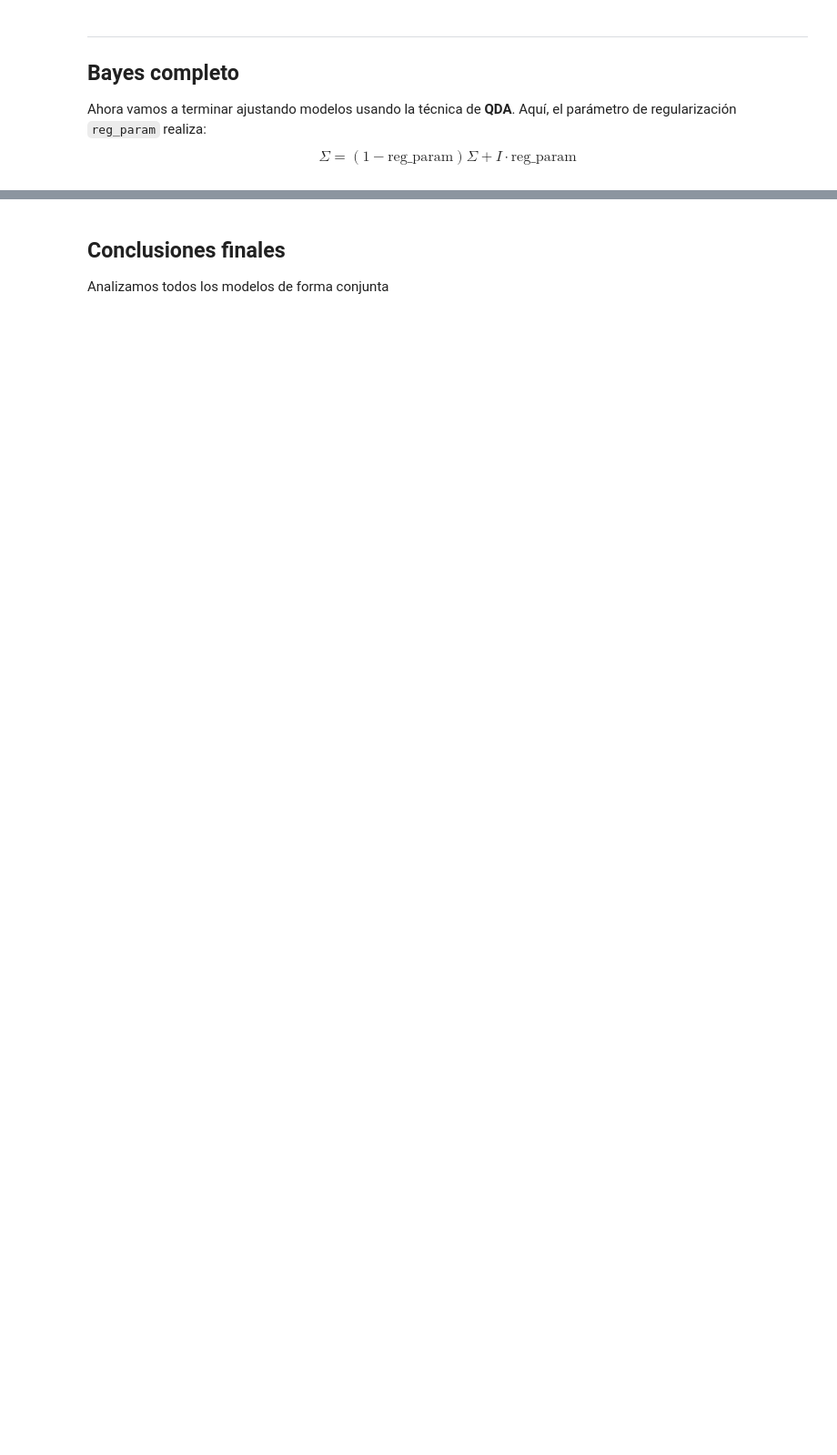
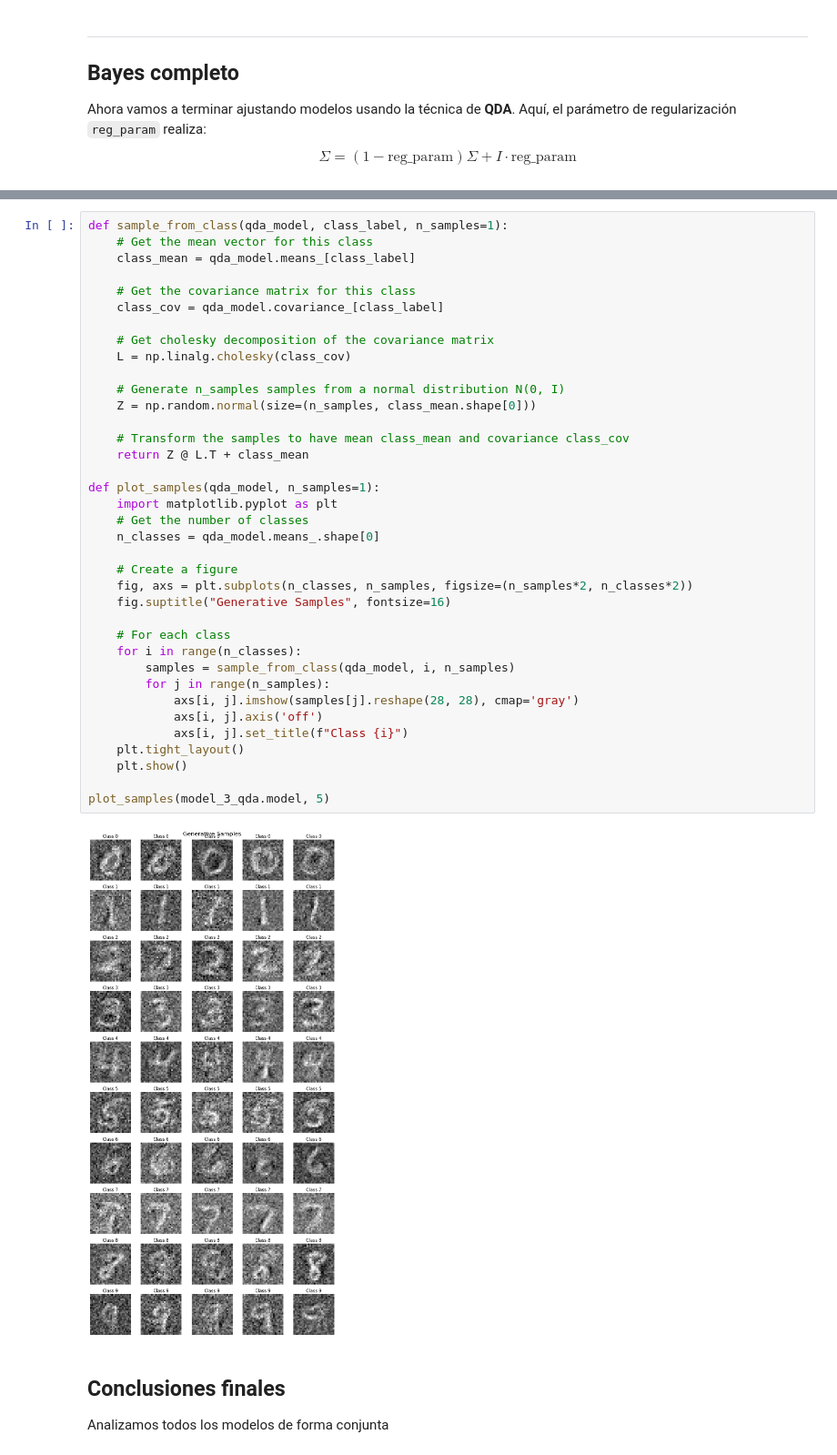
Before and after one commit to Davidjmz12/Automatic-Learning, a Jupyter notebook: Lab-05/P5.ipynb, the cells around one changed output, grey strips where cells are left out. Shown at 91% size. Drawn from its saved outputs; the diff is of its cells as text; blank space fills up the shorter version.

```diff
--- a/Lab-05/P5.ipynb
+++ b/Lab-05/P5.ipynb
@@ -367,3 +412,42 @@ KeyboardInterrupt:
+# %%
+def sample_from_class(qda_model, class_label, n_samples=1):
+    # Get the mean vector for this class
+    class_mean = qda_model.means_[class_label]
+
+    # Get the covariance matrix for this class
+    class_cov = qda_model.covariance_[class_label]
+
+    # Get cholesky decomposition of the covariance matrix
+    L = np.linalg.cholesky(class_cov)
+
+    # Generate n_samples samples from a normal distribution N(0, I)
+    Z = np.random.normal(size=(n_samples, class_mean.shape[0]))
+
+    # Transform the samples to have mean class_mean and covariance class_cov
+    return Z @ L.T + class_mean
+
+def plot_samples(qda_model, n_samples=1):
+    import matplotlib.pyplot as plt
+    # Get the number of classes
+    n_classes = qda_model.means_.shape[0]
+
+    # Create a figure
+    fig, axs = plt.subplots(n_classes, n_samples, figsize=(n_samples*2, n_classes*2))
+    fig.suptitle("Generative Samples", fontsize=16)
+
+    # For each class
+    for i in range(n_classes):
+        samples = sample_from_class(qda_model, i, n_samples)
+        for j in range(n_samples):
+            axs[i, j].imshow(samples[j].reshape(28, 28), cmap='gray')
+            axs[i, j].axis('off')
+            axs[i, j].set_title(f"Class {i}")
+    plt.tight_layout()
+    plt.show()
+
+plot_samples(model_3_qda.model, 5)
+# %% [output]
+[figure, added]
 # %% [markdown]
 ## Conclusiones finales
 
```
Also changed, not shown: parts of 18 cells of this notebook, 1 other file.
